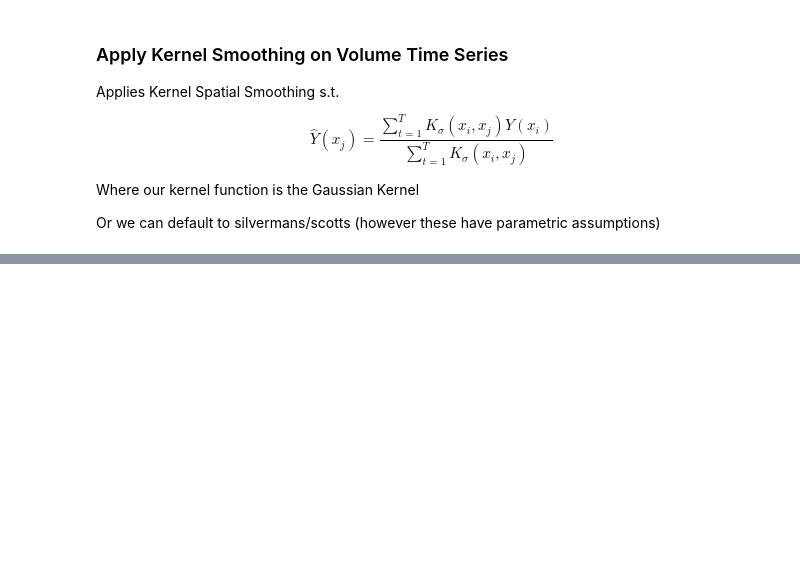
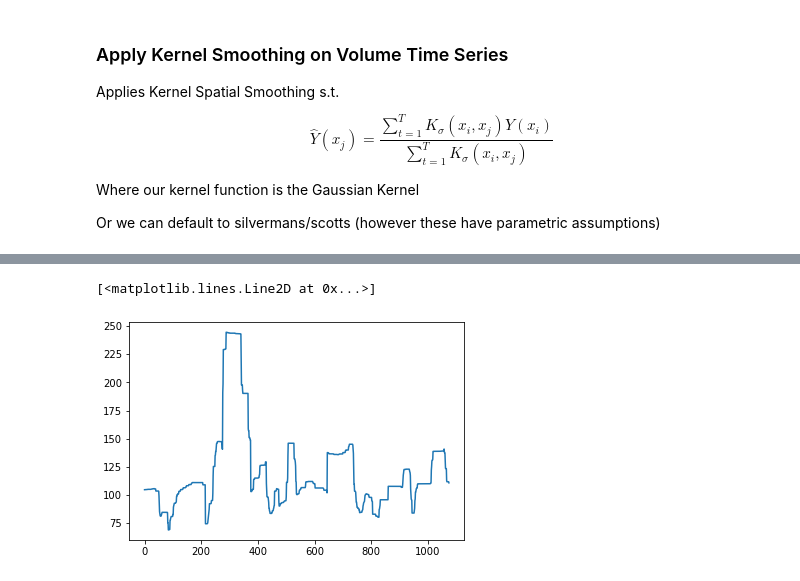
Before and after one commit to jasonbohne123/Adaptive_Signal_Estimation, a Jupyter notebook: Lasso_CPD/Kernel_Smoothing.ipynb, the cells around one changed output, grey strips where cells are left out. Drawn from its saved outputs; the diff is of its cells as text; code cells hidden in the pictures; blank space fills up the shorter version.

```diff
--- a/Lasso_CPD/Kernel_Smoothing.ipynb
+++ b/Lasso_CPD/Kernel_Smoothing.ipynb
@@ -223,0 +143,7 @@ ax2.legend(loc='upper left')
+# %%
+y=[]
+for i in index:
+    y_hat=evaluate_kernel(i,smooth,index,bw)
+    y.append(y_hat)
+
+y=np.array(y)
@@ -223,0 +164,18 @@ ax2.legend(loc='upper left')
+# %%
+def mom_kde(prior,index,N,bandwidth):
+    kde_list=[]
+    stepsize=np.floor(len(prior)/N).astype(int)
+    for i in range(N):
+        block_prior=prior[i*stepsize:(i+1)*stepsize]
+        block_index=index[i*stepsize:(i+1)*stepsize]
+        # fit kde on block
+        kde,bw=smooth_series(block_prior,block_index)
+        kde_list.append(kde)
+    kde_flatten=[kde_val for subkde in kde_list for kde_val in subkde]
+    return kde_flatten
+# %%
+kde=mom_kde(prior,index,5,bw)
+plt.plot(kde)
+# %% [output]
+[<matplotlib.lines.Line2D at 0x...>]
+[figure, added]
```
Also changed, not shown: parts of 12 cells of this notebook, 3 other files.
